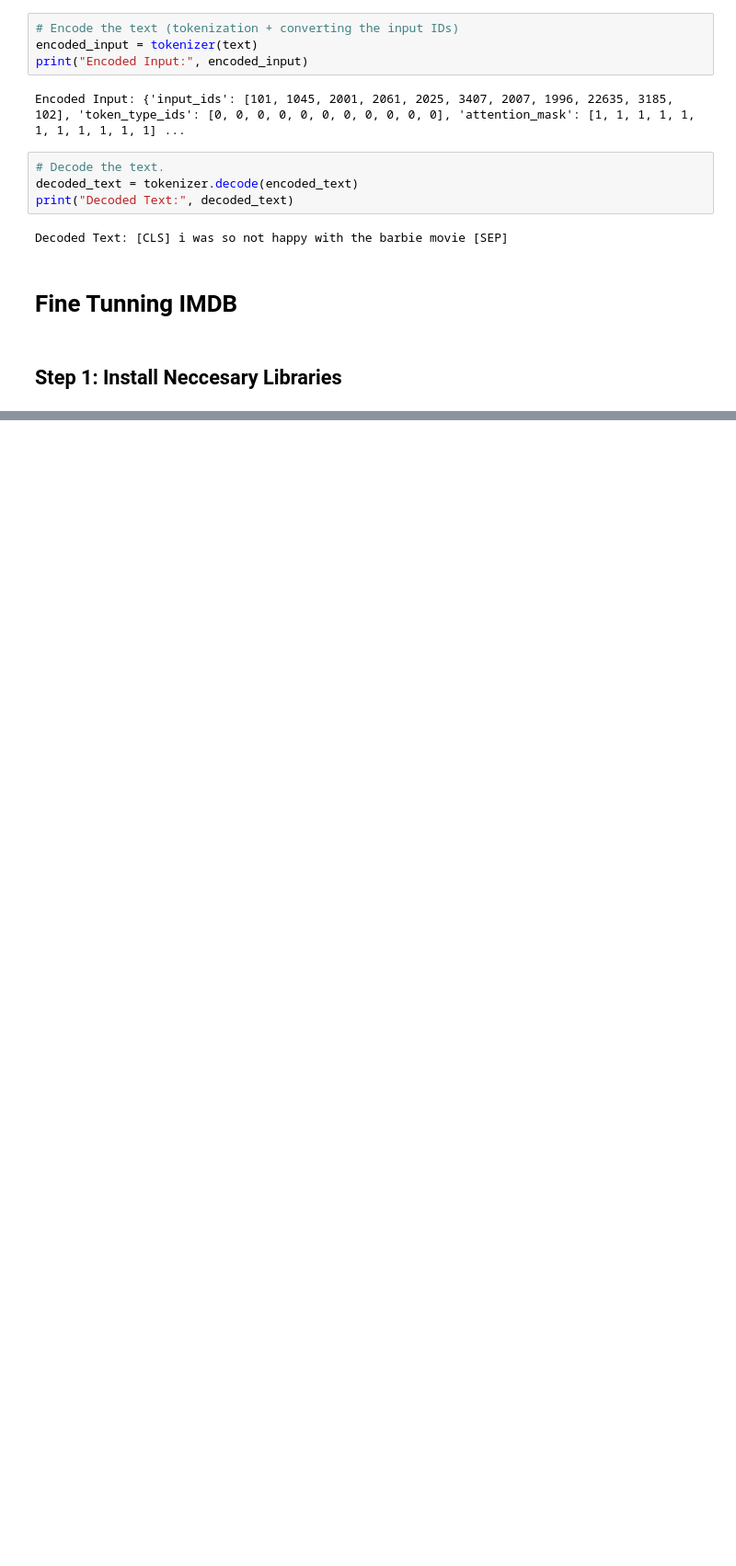
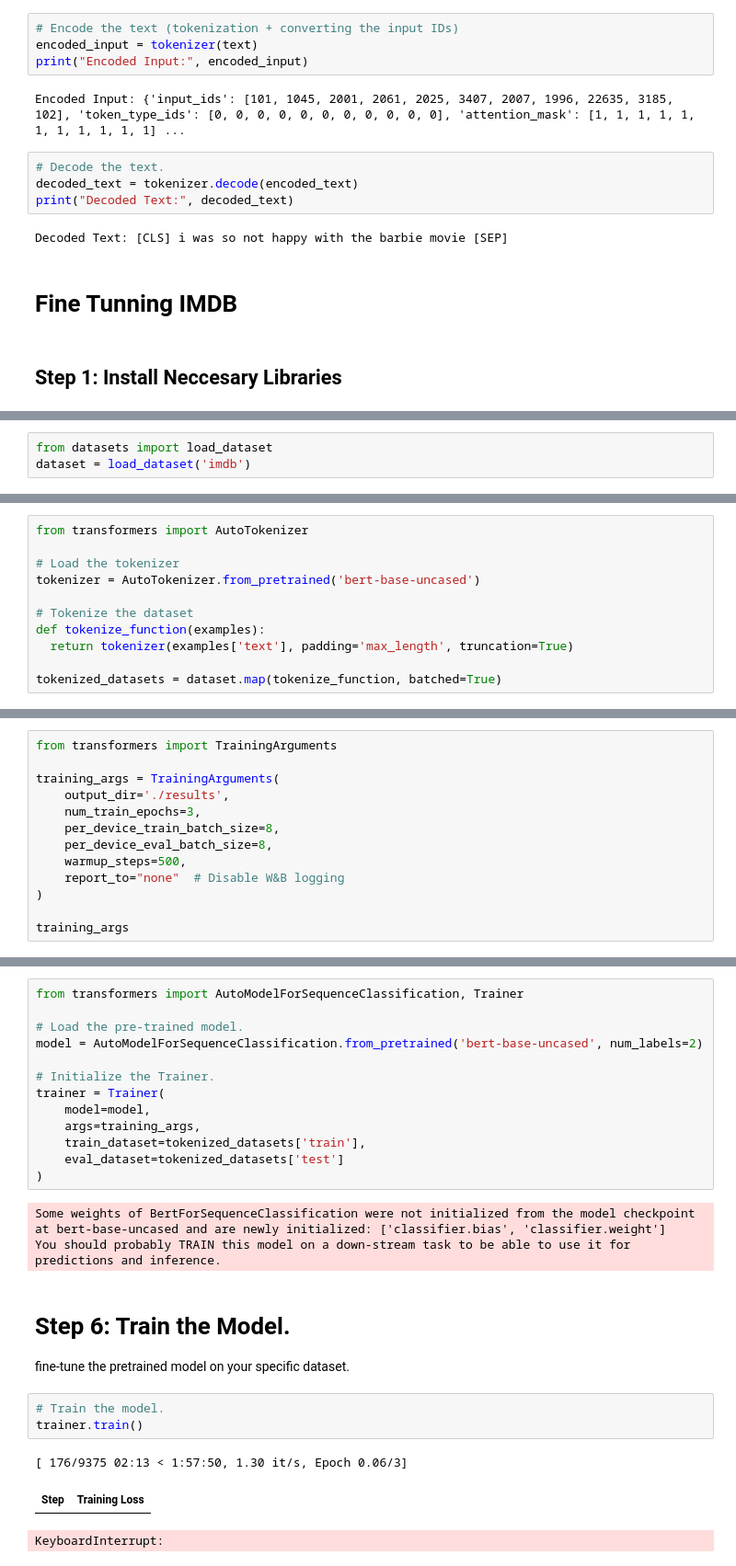
Before and after one commit to LivingstonTardzenyuy/Generative-AI, a Jupyter notebook: HuggingFace_demo.ipynb, the cells around one changed output, grey strips where cells are left out. Shown at 92% size. Drawn from its saved outputs; the diff is of its cells as text; blank space fills up the shorter version.

```diff
--- a/HuggingFace_demo.ipynb
+++ b/HuggingFace_demo.ipynb
@@ -207,0 +229,3 @@ Decoded Text: [CLS] i was so not happy with the barbie movie [SEP]
+# %%
+from datasets import load_dataset
+dataset = load_dataset('imdb')
@@ -207,0 +258,11 @@ Decoded Text: [CLS] i was so not happy with the barbie movie [SEP]
+# %%
+from transformers import AutoTokenizer
+
+# Load the tokenizer
+tokenizer = AutoTokenizer.from_pretrained('bert-base-uncased')
+
+# Tokenize the dataset
+def tokenize_function(examples):
+  return tokenizer(examples['text'], padding='max_length', truncation=True)
+
+tokenized_datasets = dataset.map(tokenize_function, batched=True)
@@ -207,0 +310,13 @@ Decoded Text: [CLS] i was so not happy with the barbie movie [SEP]
+# %%
+from transformers import TrainingArguments
+
+training_args = TrainingArguments(
+    output_dir='./results',
+    num_train_epochs=3,
+    per_device_train_batch_size=8,
+    per_device_eval_batch_size=8,
+    warmup_steps=500,
+    report_to="none"  # Disable W&B logging
+)
+
+training_args
@@ -207,0 +345,26 @@ Decoded Text: [CLS] i was so not happy with the barbie movie [SEP]
+# %%
+from transformers import AutoModelForSequenceClassification, Trainer
+
+# Load the pre-trained model.
+model = AutoModelForSequenceClassification.from_pretrained('bert-base-uncased', num_labels=2)
+
+# Initialize the Trainer.
+trainer = Trainer(
+    model=model,
+    args=training_args,
+    train_dataset=tokenized_datasets['train'],
+    eval_dataset=tokenized_datasets['test']
+)
+# %% [output]
+Some weights of BertForSequenceClassification were not initialized from the model checkpoint at bert-base-uncased and are newly initialized: ['classifier.bias', 'classifier.weight']
+You should probably TRAIN this model on a down-stream task to be able to use it for predictions and inference.
+# %% [markdown]
+# Step 6: Train the Model.
+fine-tune the pretrained model on your specific dataset.
+# %%
+# Train the model.
+trainer.train()
+# %% [output]
+[ 176/9375 02:13 < 1:57:50, 1.30 it/s, Epoch 0.06/3]
+| Step | Training Loss |
+KeyboardInterrupt:
```
Also changed, not shown: parts of 19 cells of this notebook.
